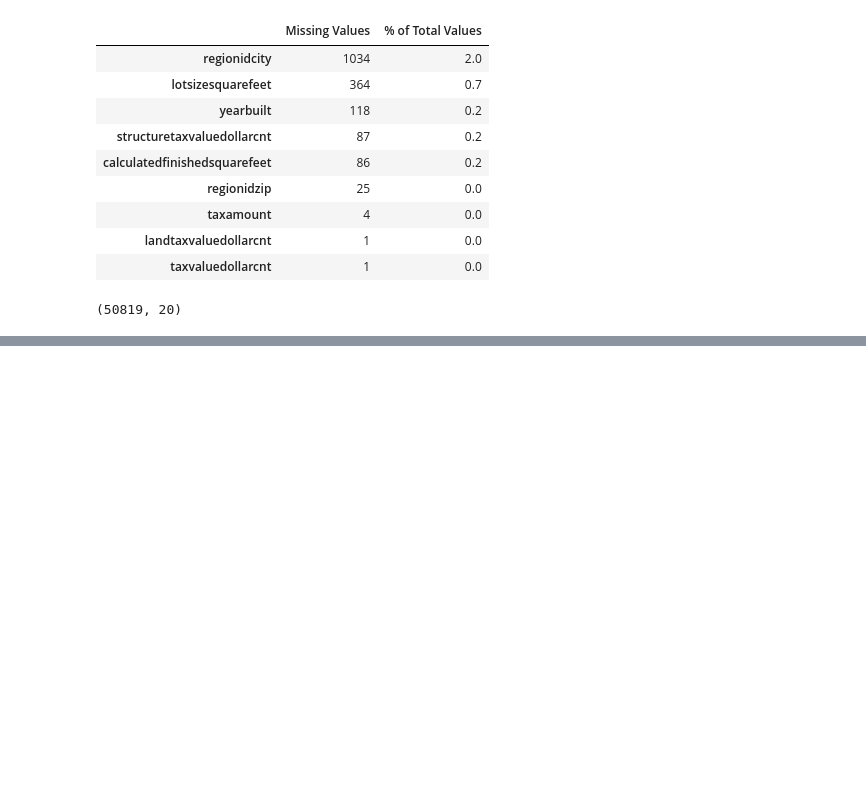
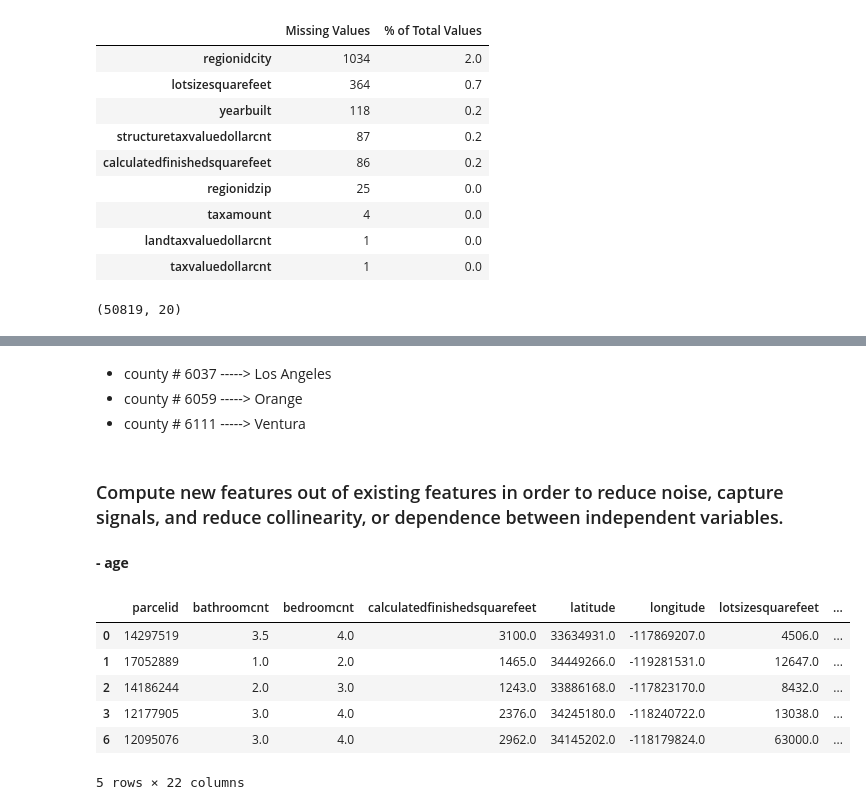
Before and after one commit to cindyvillanuevads/zillow_clustering_project, a Jupyter notebook: zillow_initial.ipynb, the cells around one changed output, grey strips where cells are left out. Drawn from its saved outputs; the diff is of its cells as text; code cells hidden in the pictures; blank space fills up the shorter version.

```diff
--- a/zillow_initial.ipynb
+++ b/zillow_initial.ipynb
@@ -144,0 +203,6 @@ df_single.shape
+# %% [markdown]
+- county # 6037 -----> Los Angeles
+- county # 6059 -----> Orange
+- county # 6111 -----> Ventura
+# %%
+df_single = p.get_counties(df_single)
@@ -144,0 +215,16 @@ df_single.shape
+# %% [markdown]
+###  Compute new features out of existing features in order to reduce noise, capture signals, and reduce collinearity, or dependence between independent variables.
+# %% [markdown]
+**- age**
+# %%
+df_single['age'] = 2017 - df.yearbuilt
+# %%
+df_single.head()
+# %% [output]
+|  | parcelid | bathroomcnt | bedroomcnt | calculatedfinishedsquarefeet | latitude | longitude | lotsizesquarefeet | ... |
+| 0 | 14297519 | 3.5 | 4.0 | 3100.0 | 33634931.0 | -117869207.0 | 4506.0 | ... |
+| 1 | 17052889 | 1.0 | 2.0 | 1465.0 | 34449266.0 | -119281531.0 | 12647.0 | ... |
+| 2 | 14186244 | 2.0 | 3.0 | 1243.0 | 33886168.0 | -117823170.0 | 8432.0 | ... |
+| 3 | 12177905 | 3.0 | 4.0 | 2376.0 | 34245180.0 | -118240722.0 | 13038.0 | ... |
+| 6 | 12095076 | 3.0 | 4.0 | 2962.0 | 34145202.0 | -118179824.0 | 63000.0 | ... |
+5 rows × 22 columns
```
Also changed, not shown: parts of 33 cells of this notebook.
